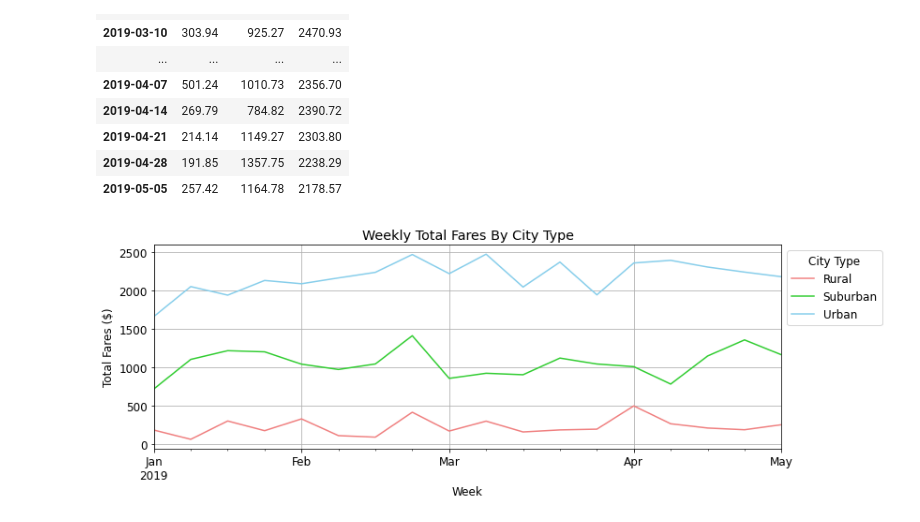
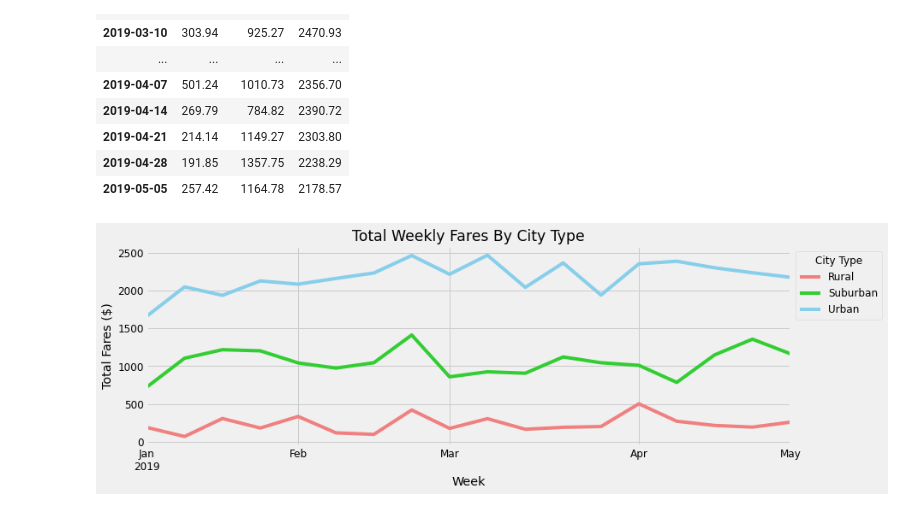
Before and after one commit to tri-bui/sandbox-analytics, a Jupyter notebook: pyber/analysis.ipynb, the cells around one changed output. Saved outputs shown, nothing was run; the diff lists cells and outputs as text; code cells hidden in the pictures.

```diff
--- a/pyber/pyber.ipynb
+++ b/pyber/analysis.ipynb
@@ -16,6 +16,7 @@ import matplotlib.pyplot as plt
 # Plot settings
 mpl.style.use('fivethirtyeight')
 mpl.rcParams['font.size'] = 12
+mpl.rcParams['figure.figsize'] = (12, 4)
 mpl.rcParams['savefig.bbox'] = 'tight'
 # %%
 # City data
@@ -315,9 +291,7 @@ weekly_fares
 # %%
 # Downsample to weekly frequency
-weekly_fares = weekly_fares.resample('w').sum()
-weekly_fares = weekly_fares.iloc[:-1]
-weekly_fares.index.name = None
-weekly_fares.columns.name = None
+weekly_fares = weekly_fares.resample('w').sum().iloc[:-1] # drop last week since it only has 2 days
+weekly_fares.index.name = weekly_fares.columns.name = None
 weekly_fares
 # %% [output]
 |  | Rural | Suburban | Urban |
@@ -339,12 +313,11 @@ weekly_fares
 | 2019-05-05 | 257.42 | 1164.78 | 2178.57 |
 # %%
 # Line plots
-lineplot = weekly_fares.plot(title='Weekly Total Fares By City Type', figsize=(12, 4),
-                             color=['lightcoral', 'limegreen', 'skyblue'], grid=True)
-plt.ylabel('Total Fares ($)', fontsize=12)
-plt.xlabel('Week', fontsize=12)
+line = weekly_fares.plot(color=type_colors.values(), figsize=(12, 4),
+                         title='Total Weekly Fares By City Type',
+                         ylabel='Total Fares ($)', xlabel='Week')
 plt.legend(title='City Type', bbox_to_anchor=(1, 1))
 plt.show()
 # %% [output]
-[figure, old version]
+[figure, new version]
 # %%
```
Also changed, not shown: parts of 12 cells of this notebook, 7 other files.
